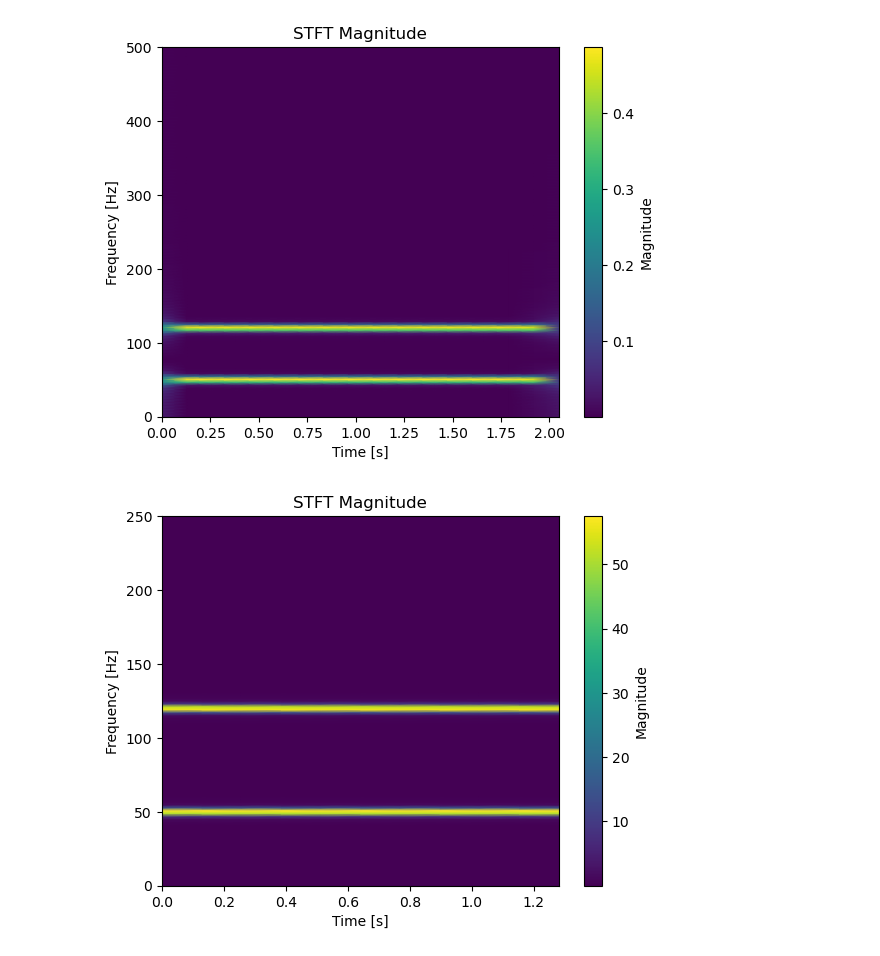
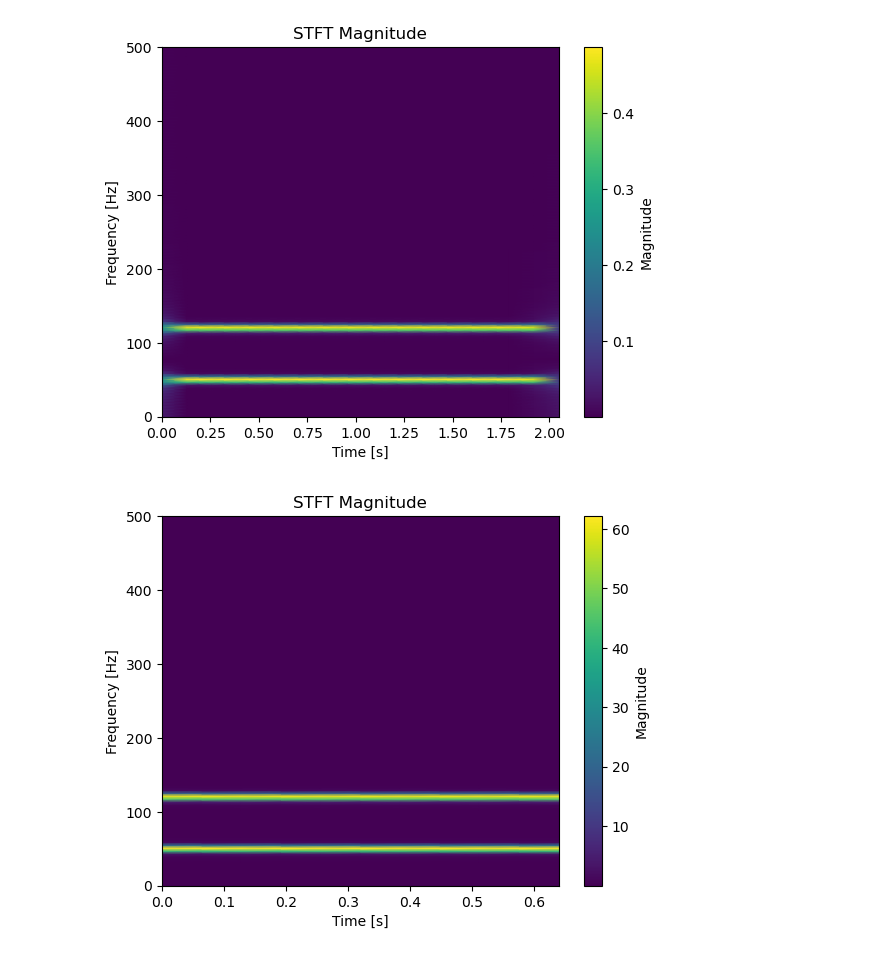
Before and after one commit to ilkergurel/python-pytorch-tutorial, a Jupyter notebook: pytorch-tutorial-2024-torch-basics.ipynb, the cells around one changed output. Saved outputs shown, nothing was run; the diff lists cells and outputs as text; code cells hidden in the pictures.

```diff
--- a/pytorch-tutorial-2024-torch-basics.ipynb
+++ b/pytorch-tutorial-2024-torch-basics.ipynb
@@ -196,35 +196,35 @@ import matplotlib.pyplot as plt
 
 # Generate a sample signal
 fs = 1000  # Sampling frequency
-t = np.linspace(0, 2, 2 * fs, endpoint=False)
+t = np.linspace(0, 1, fs, endpoint=False)
 signal = np.sin(2 * np.pi * 50 * t) + np.sin(2 * np.pi * 120 * t)
 
 # Parameters
 window_size = 256  # Window size
 hop_size = 128  # Hop size
 window = np.hanning(window_size)  # Hanning window
 
 # STFT implementation
 num_windows = (len(signal) - window_size) // hop_size + 1
 stft_result = np.empty((window_size // 2 + 1, num_windows), dtype=np.complex64)
 
 for i in range(num_windows):
     start = i * hop_size
     segment = signal[start:start + window_size]
     segment_windowed = segment * window
     fft_result = np.fft.rfft(segment_windowed)
     stft_result[:, i] = fft_result
 
 # Frequency and time arrays
 frequencies = np.fft.rfftfreq(window_size, d=1/fs)
 times = np.arange(num_windows) * hop_size / fs
 
 # Plot the STFT magnitude
 plt.pcolormesh(times, frequencies, np.abs(stft_result), shading='gouraud')
 plt.title("STFT Magnitude")
 plt.ylabel("Frequency [Hz]")
 plt.xlabel("Time [s]")
 plt.colorbar(label="Magnitude")
 plt.show()
 # %% [output]
-[figure, old version]
+[figure, new version]
```
